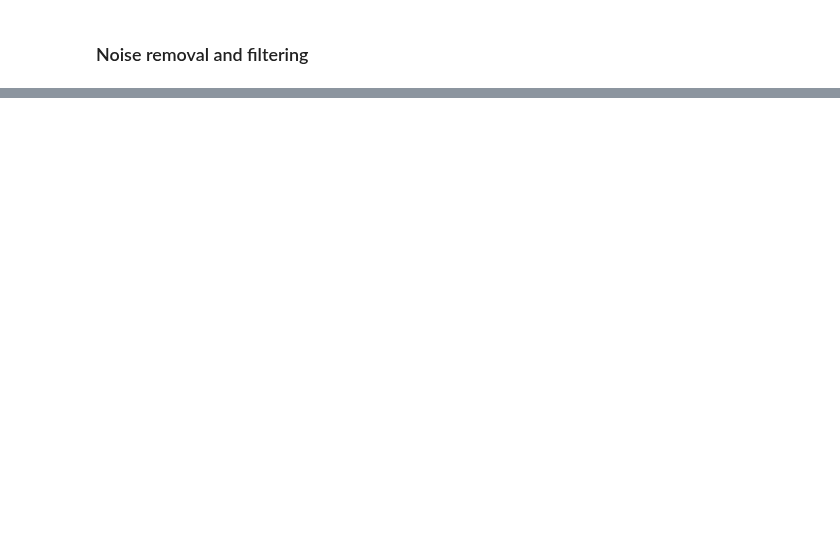
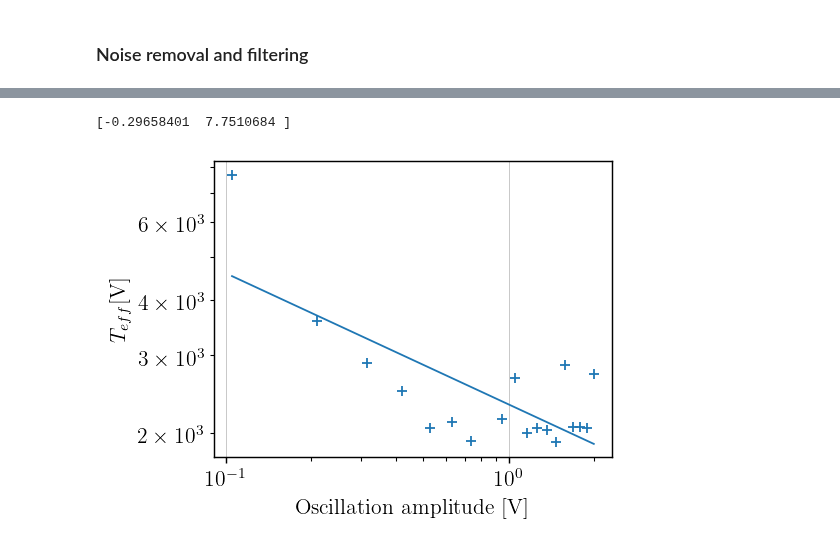
Before and after one commit to TomVdt/TPIII, a Jupyter notebook: 05-milieux-granulaires/analyse/exp2_psd.ipynb, the cells around one changed output, grey strips where cells are left out. Cells and saved outputs as stored; diff of their text form; code cells hidden in the pictures; blank space fills up the shorter version.

Commit message:
Effective T vs Oscillation amplitude

```diff
--- a/05-milieux-granulaires/analyse/exp2_psd.ipynb
+++ b/05-milieux-granulaires/analyse/exp2_psd.ipynb
@@ -99,0 +95,21 @@ plt.show()
+# %%
+amplitudes = np.array([step.imposed_vibration for step in data[:-1]])
+plt.scatter(amplitudes, avg_kB_Teff)
+
+# Weighted fit
+xx = np.linspace(min(amplitudes), max(amplitudes), 50)
+
+coefs, cov = np.polyfit(np.log(amplitudes), np.log(avg_kB_Teff), 1, cov=True)
+yy = np.polyval(coefs, np.log(xx))
+plt.plot((xx), np.exp(yy))
+print(coefs)
+
+plt.xscale('log')
+plt.yscale('log')
+plt.xlabel("Oscillation amplitude [V]")
+plt.ylabel("$T_{eff}$[V]")
+
+plt.show()
+# %% [output]
+[-0.29658401  7.7510684 ]
+[figure, added]
```
Also changed, not shown: parts of 5 cells of this notebook.
